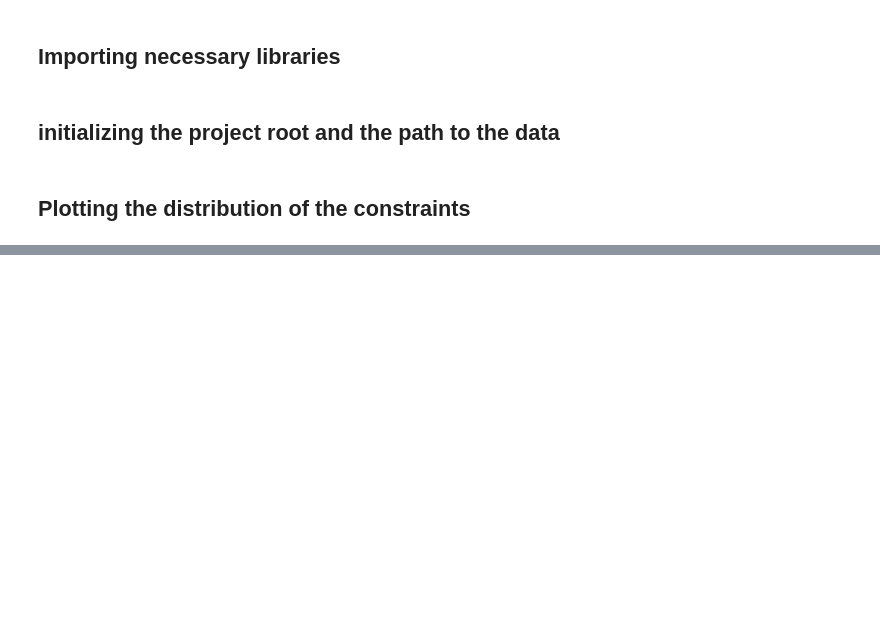
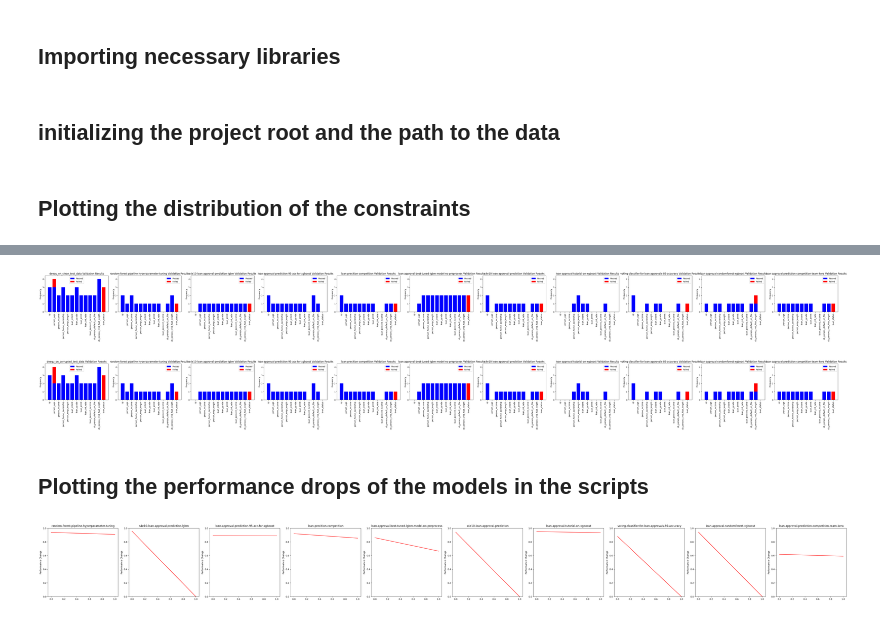
Before and after one commit to guangchen811/tadv, a Jupyter notebook: scripts/notebooks/distribution_plots.ipynb, the cells around one changed output, grey strips where cells are left out. Cells and saved outputs as stored; diff of their text form; code cells hidden in the pictures; blank space fills up the shorter version.

```diff
--- a/scripts/notebooks/distribution_plots.ipynb
+++ b/scripts/notebooks/distribution_plots.ipynb
@@ -97,0 +121,25 @@ plot_suggestion_frequencies(deequ=deequ_suggestion_frequency, **cadv_suggestion_
+# %%
+train_data = FileLoader.load_csv(train_file_path)
+all_column_names = list(train_data.columns)
+# %%
+def calculate_validation_reults(validation_results: ValidationResults, all_column_names: list):
+    suggestion_frequency = {column_name: (0, 0) for column_name in all_column_names}
+    for column_name in validation_results.results.keys():
+        passed_suggestion_frequency = sum([c.status == "Passed" for c in validation_results.results[column_name].code])
+        Failed_suggestion_frequency = sum([c.status == "Failed" for c in validation_results.results[column_name].code])
+        suggestion_frequency[column_name] = (passed_suggestion_frequency, Failed_suggestion_frequency)
+    return suggestion_frequency
+# %%
+deequ_validation_results_on_clean_test_data = calculate_validation_reults(validation_results_on_clean_test_data_deequ,
+                                                                          all_column_names)
+deequ_validation_results_on_corrupted_test_data = calculate_validation_reults(
+    validation_results_on_corrupted_test_data_deequ,
+    all_column_names)
+cadv_validation_results_on_clean_test_data_dict = {}
+cadv_validation_results_on_corrupted_test_data_dict = {}
+for script_name, (validation_results_on_clean_test_data_cadv,
+                  validation_results_on_corrupted_test_data_cadv) in cadv_validation_results_dict.items():
+    cadv_validation_results_on_clean_test_data_dict[script_name] = calculate_validation_reults(
+        validation_results_on_clean_test_data_cadv, all_column_names)
+    cadv_validation_results_on_corrupted_test_data_dict[script_name] = calculate_validation_reults(
+        validation_results_on_corrupted_test_data_cadv, all_column_names)
@@ -97,0 +199,10 @@ plot_suggestion_frequencies(deequ=deequ_suggestion_frequency, **cadv_suggestion_
+# %%
+plot_validation_results(deequ_on_clean_test_data=deequ_validation_results_on_clean_test_data,
+                        **cadv_validation_results_on_clean_test_data_dict)
+plot_validation_results(deequ_on_corrupted_test_data=deequ_validation_results_on_corrupted_test_data,
+                        **cadv_validation_results_on_corrupted_test_data_dict)
+# %% [output]
+[figure, added]
+[figure, added]
+# %% [markdown]
+## Plotting the performance drops of the models in the scripts
@@ -97,0 +222,39 @@ plot_suggestion_frequencies(deequ=deequ_suggestion_frequency, **cadv_suggestion_
+# %%
+import matplotlib.pyplot as plt
+
+
+def plot_model_performance_changes(ax, model_performance_drops: pd.DataFrame):
+    model_performance_drops.iloc[0, 1] = 0 if np.isnan(model_performance_drops.iloc[0, 1]) else \
+        model_performance_drops.iloc[0, 1]
+    color = 'blue' if model_performance_drops.iloc[0, 0] <= model_performance_drops.iloc[0, 1] else 'red'
+    ax.plot(model_performance_drops.iloc[0, :].to_list(), color=color)
+    # Customize plot
+    ax.set_ylabel('Performance Change')
+    ax.set_title('Model Performance Changes')
+    ax.set_ylim(0, 1)
+
+
+def plot_model_performance_changes_all(**model_performance_drops_dict):
+    """
+    Plot multiple model performance drops charts in subplots.
+    """
+    num_plots = len(model_performance_drops_dict)
+    fig, axes = plt.subplots(1, num_plots, figsize=(5 * num_plots, 5))  # 1 row, num_plots columns
+
+    # Ensure axes is iterable even for a single plot
+    if num_plots == 1:
+        axes = [axes]
+
+    # Loop through data and axes
+    for ax, (script_name, model_performance_drops) in zip(axes, model_performance_drops_dict.items()):
+        plot_model_performance_changes(ax, model_performance_drops)
+        ax.set_title(f'{script_name}')
+
+    # Adjust layout
+    plt.tight_layout()
+    plt.show()
+
+
+plot_model_performance_changes_all(**model_performance_drops_dict)
+# %% [output]
+[figure, added]
```
Also changed, not shown: parts of 7 cells of this notebook, 2 other files.
